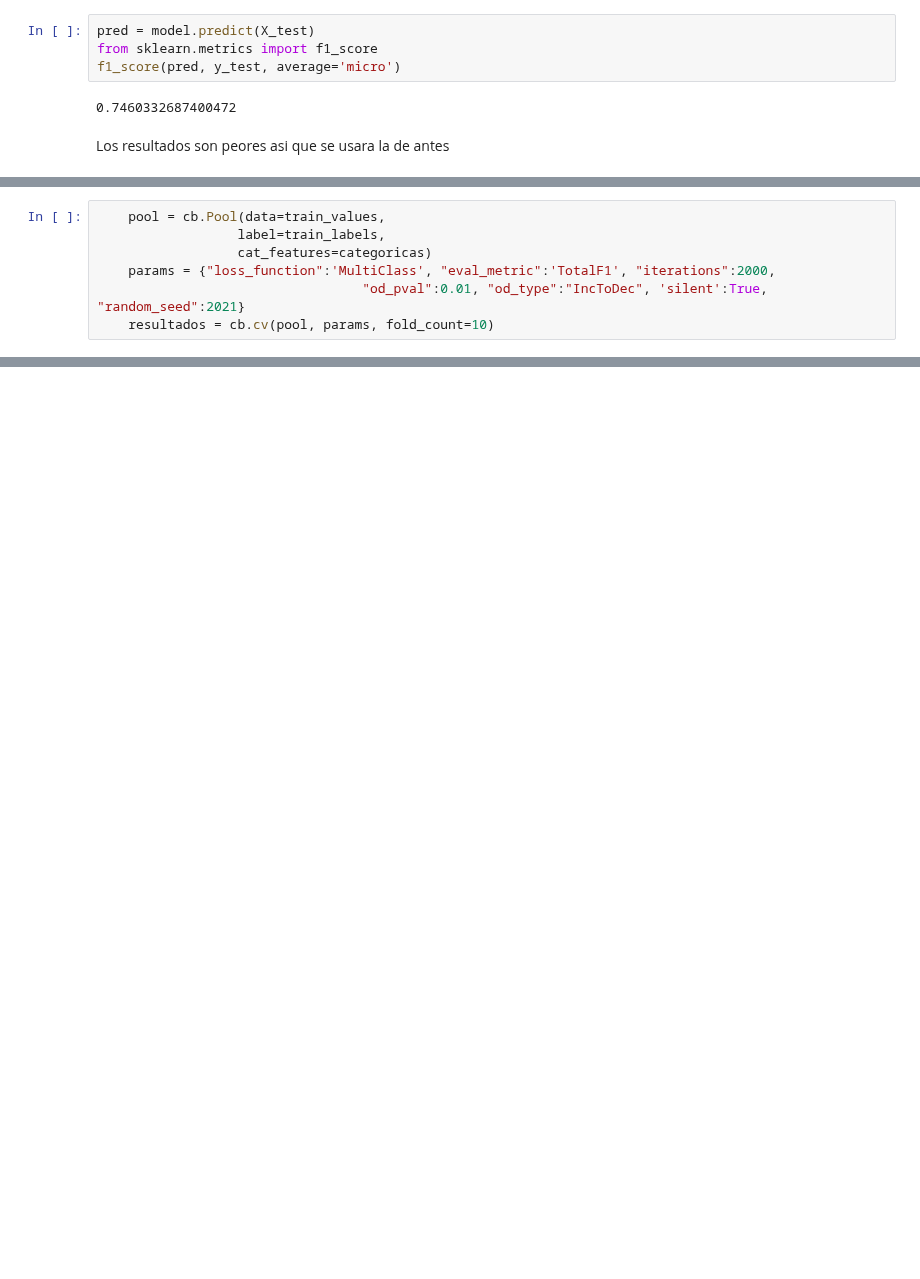
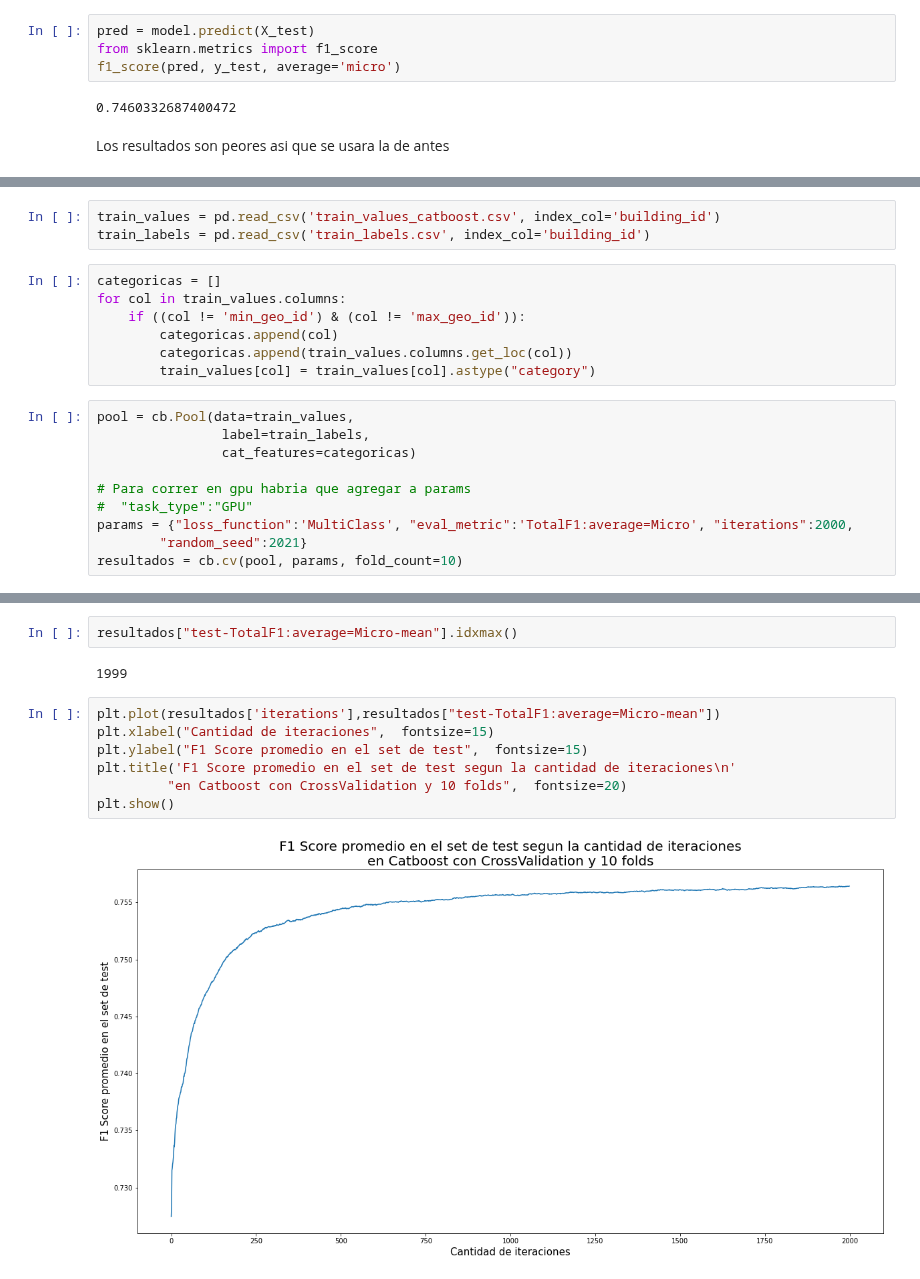
Before and after one commit to GuidoBergman/Datos---TP2-, a Jupyter notebook: Catboost.ipynb, the cells around one changed output, grey strips where cells are left out. Cells and saved outputs as stored; diff of their text form; blank space fills up the shorter version.

```diff
--- a/Catboost.ipynb
+++ b/Catboost.ipynb
@@ -262,9 +191,22 @@ optimizer.maximize(
+# %%
+train_values = pd.read_csv('train_values_catboost.csv', index_col='building_id')
+train_labels = pd.read_csv('train_labels.csv', index_col='building_id')
+# %%
+categoricas = []
+for col in train_values.columns:
+    if ((col != 'min_geo_id') & (col != 'max_geo_id')):
+        categoricas.append(col)
+        categoricas.append(train_values.columns.get_loc(col))
+        train_values[col] = train_values[col].astype("category")
 # %%
-    pool = cb.Pool(data=train_values,
-                  label=train_labels,
-                  cat_features=categoricas)
-    params = {"loss_function":'MultiClass', "eval_metric":'TotalF1', "iterations":2000,
-                                  "od_pval":0.01, "od_type":"IncToDec", 'silent':True, "random_seed":2021}
-    resultados = cb.cv(pool, params, fold_count=10)
+pool = cb.Pool(data=train_values,
+                label=train_labels,
+                cat_features=categoricas)
+
+# Para correr en gpu habria que agregar a params
+#  "task_type":"GPU"
+params = {"loss_function":'MultiClass', "eval_metric":'TotalF1:average=Micro', "iterations":2000,
+        "random_seed":2021}
+resultados = cb.cv(pool, params, fold_count=10)
 # %% [output]
 Custom logger is already specified. Specify more than one logger at same time is not thread safe.
@@ -271,0 +230,13 @@ KeyboardInterrupt:
+# %%
+resultados["test-TotalF1:average=Micro-mean"].idxmax()
+# %% [output]
+1999
+# %%
+plt.plot(resultados['iterations'],resultados["test-TotalF1:average=Micro-mean"])
+plt.xlabel("Cantidad de iteraciones",  fontsize=15)
+plt.ylabel("F1 Score promedio en el set de test",  fontsize=15)
+plt.title('F1 Score promedio en el set de test segun la cantidad de iteraciones\n'
+         "en Catboost con CrossValidation y 10 folds",  fontsize=20)
+plt.show()
+# %% [output]
+[figure, added]
```
Also changed, not shown: parts of 19 cells of this notebook, 30 other files.
